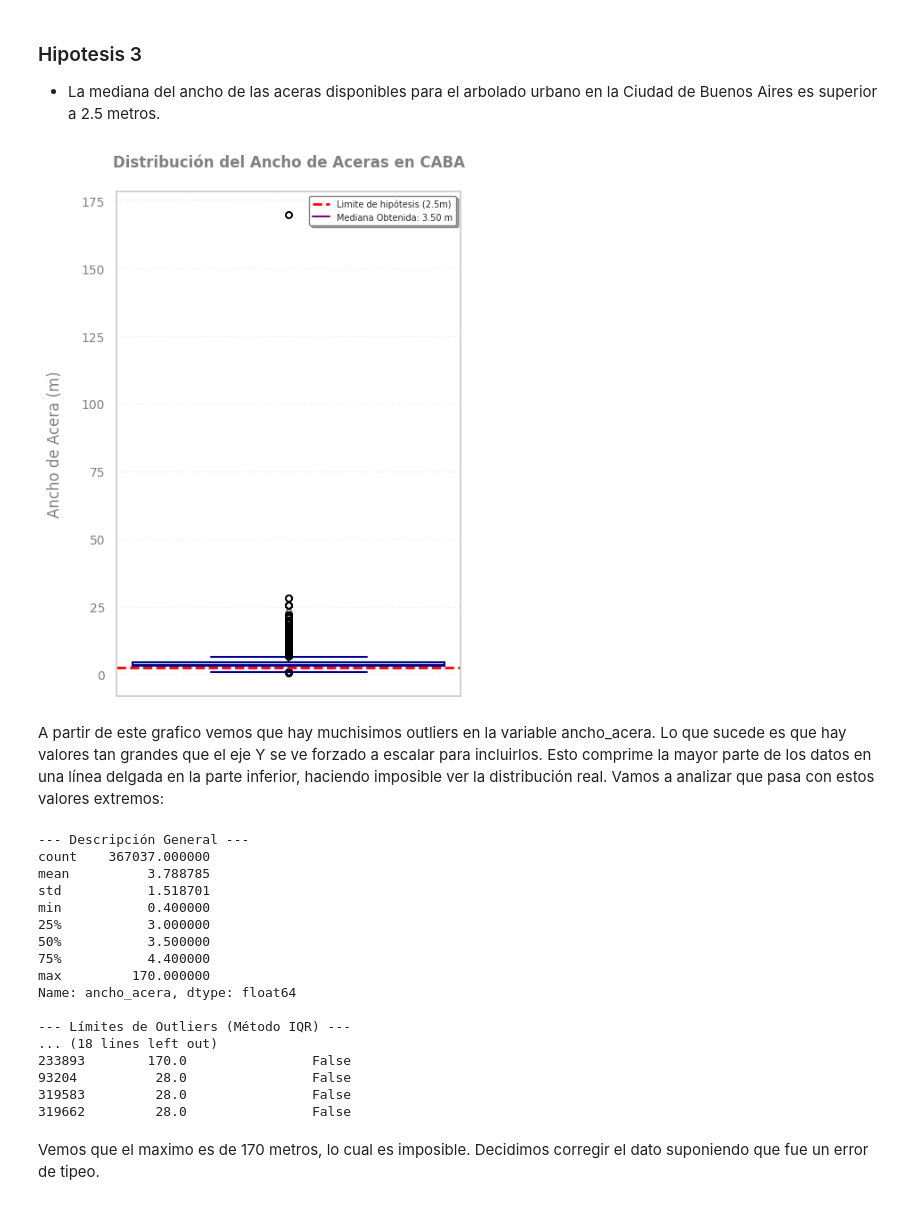
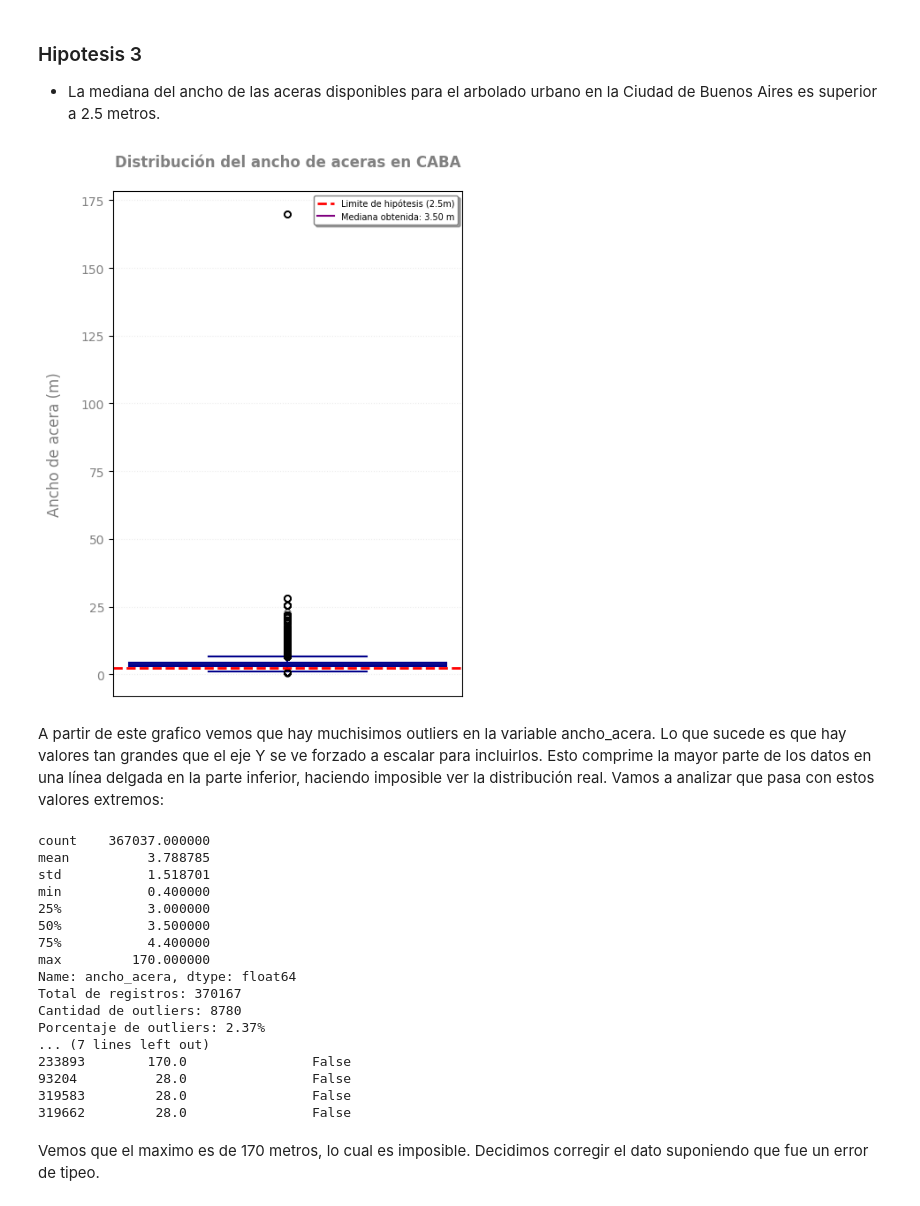
Before and after one commit to valentinabulat/TPFundamentos, a Jupyter notebook: Grupo10-TpeFundamentos.ipynb, the cells around one changed output. Cells and saved outputs as stored; diff of their text form; code cells hidden in the pictures.

```diff
--- a/Grupo10-TpeFundamentos.ipynb
+++ b/Grupo10-TpeFundamentos.ipynb
@@ -409,21 +367,20 @@ cantidad = datasetH3["hipotesis_menor_2_5"].sum()
 mediana = datasetH3["ancho_acera"].median()
 
 #Realizamos el Box Plot
-# --- 1. Configuración del gráfico ---
+#Configuración del gráfico
 plt.figure(figsize=(5, 7))
 
-# --- 2. Crear el Box Plot (vertical, con el dataset limpio) ---
 ax = sns.boxplot(y=datasetH3['ancho_acera'],
-                 width=0.4, # Hace la caja un poco más delgada
-                 color='lightblue', # Color más suave para la caja
-                 medianprops={'color': 'darkblue', 'linewidth': 2}, # Mediana en azul oscuro y más gruesa
+                 width=0.4,
+                 color='lightblue',
+                 medianprops={'color': 'darkblue', 'linewidth': 2}, # Mediana en azul oscuro y mas gruesa
                  boxprops={'edgecolor': 'darkblue', 'linewidth': 1.5}, # Borde de la caja
                  whiskerprops={'color': 'darkblue', 'linewidth': 1.5}, # Bigotes
                  capprops={'color': 'darkblue', 'linewidth': 1.5}, # Tapas de los bigotes
                  flierprops={'marker': 'o', 'markerfacecolor': 'None', 'markeredgecolor': 'black', 'markersize': 5, 'alpha': 0.6} # Outliers
                 )
 
-# --- 3. Añadir la línea de la Hipótesis (2.5m) ---
+#Añadir la línea de la Hipótesis (2.5m)
 plt.axhline(y=2.5,
             color='red',
             linestyle='--',
@@ -431,78 +388,61 @@ plt.axhline(y=2.5,
             label="Limite de hipótesis (2.5m)") # Label 1 para la leyenda
 
 # --- 4. Añadir la Mediana a la LEYENDA (¡Nuevo método!) ---
 # Creamos un plot vacío (invisible) solo para tener su etiqueta en la leyenda.
 # Usamos ' ' como estilo para que no dibuje nada.
 # Ya NO usamos plt.text()
-plt.plot([], [], 'purple', label=f'Mediana Obtenida: {mediana:.2f} m') # Label 2 para la leyenda
+plt.plot([], [], 'purple', label=f'Mediana obtenida: {mediana:.2f} m') # Label 2 para la leyenda
 
 # --- 5. Títulos y etiquetas mejorados ---
-ax.set_title("Distribución del Ancho de Aceras en CABA",
+ax.set_title("Distribución del ancho de aceras en CABA",
              fontsize=12,
              fontweight='bold',
              color='gray',
              pad=20) # Espaciado del título
 
-ax.set_ylabel("Ancho de Acera (m)",
+ax.set_ylabel("Ancho de acera (m)",
               fontsize=12,
               color='gray',
               labelpad=15) # Espaciado de la etiqueta Y
 
 # --- 6. Añadir Leyenda ---
 # Ahora la leyenda mostrará AMBOS labels que definimos
 plt.legend(fontsize=7, loc='upper right', frameon=True, edgecolor='gray', shadow=True)
 
 # --- 7. Mejoras de la grilla y ticks ---
 plt.grid(True, linestyle=':', alpha=0.4, color='lightgray') # Grilla más sutil
 plt.yticks(fontsize=10, color='gray') # Estilo de los números del eje Y
 plt.xticks([]) # Oculta los ticks del eje X
 
 # --- 8. Mostrar el gráfico ---
 plt.tight_layout(rect=[0, 0.03, 1, 0.95]) # Ajusta el layout para que el título no se corte
 plt.show()
 # %% [output]
-[figure, old version]
+[figure, new version]
 # %% [markdown]
 A partir de este grafico vemos que hay muchisimos outliers en la variable ancho_acera. Lo que sucede es que hay valores tan grandes que el eje Y se ve forzado a escalar para incluirlos. Esto comprime la mayor parte de los datos en una línea delgada en la parte inferior, haciendo imposible ver la distribución real. Vamos a analizar que pasa con estos valores extremos:
 # %%
-# --- 1. Descripción Estadística General ---
-# Esto nos mostrará el valor 'max' (que parece ser ~175)
-# y también los percentiles 25%, 50% (mediana) y 75%
-print("--- Descripción General ---")
-print(datasetH3['ancho_acera'].describe())
+print(datasetH3["ancho_acera"].describe())
 
-
-# --- 2. Cálculo de Límites de Outliers (Método IQR) ---
-# Esto calcula el umbral matemático que Seaborn usa para decidir qué es un outlier
-Q1 = datasetH3['ancho_acera'].quantile(0.25)
-Q3 = datasetH3['ancho_acera'].quantile(0.75)
+# Esto calcula el umbral matematico que Seaborn usa para decidir que es un outlier
+Q1 = datasetH3["ancho_acera"].quantile(0.25)
+Q3 = datasetH3["ancho_acera"].quantile(0.75)
 IQR = Q3 - Q1
 
-# El límite superior estándar es Q3 + 1.5 * IQR
+# El limite superior estandar es Q3 + 1.5 * IQR
 limite_superior = Q3 + (1.5 * IQR)
 
-print(f"\n--- Límites de Outliers (Método IQR) ---")
-print(f"Q1: {Q1:.2f} m")
-print(f"Q3: {Q3:.2f} m")
-print(f"IQR: {IQR:.2f} m")
-print(f"Límite superior para ser 'outlier': {limite_superior:.2f} m")
+# Contamos cuantos hay por encima de ese limite
+outliers = datasetH3[datasetH3["ancho_acera"] > limite_superior]
 
-
-# --- 3. Investigar los Outliers ---
-# Vamos a contar cuántos hay por encima de ese límite
-outliers = datasetH3[datasetH3['ancho_acera'] > limite_superior]
-
-print(f"\n--- Investigación de Outliers ---")
+#Informacion sobre outliers
 print(f"Total de registros: {len(datasetH3)}")
 print(f"Cantidad de outliers: {len(outliers)}")
 print(f"Porcentaje de outliers: {(len(outliers) / len(datasetH3)) * 100:.2f}%")
 
-# Y ahora, lo más importante: ver los valores más grandes
-# Esto es crucial para detectar errores de datos
-print("\n--- Top 10 Outliers (¿Posibles errores?) ---")
-print(outliers.nlargest(10, 'ancho_acera'))
+# Vemos los valores mas grandes
+print(outliers.nlargest(10, "ancho_acera"))
 # %% [output]
---- Descripción General ---
 count    367037.000000
 mean          3.788785
 std           1.518701
@@ -512,9 +452,10 @@ min           0.400000
 75%           4.400000
 max         170.000000
 Name: ancho_acera, dtype: float64
-
---- Límites de Outliers (Método IQR) ---
-... (18 lines left out)
+Total de registros: 370167
+Cantidad de outliers: 8780
+Porcentaje de outliers: 2.37%
+... (7 lines left out)
 233893        170.0                False
 93204          28.0                False
 319583         28.0                False
```
Also changed, not shown: parts of 22 cells of this notebook.
